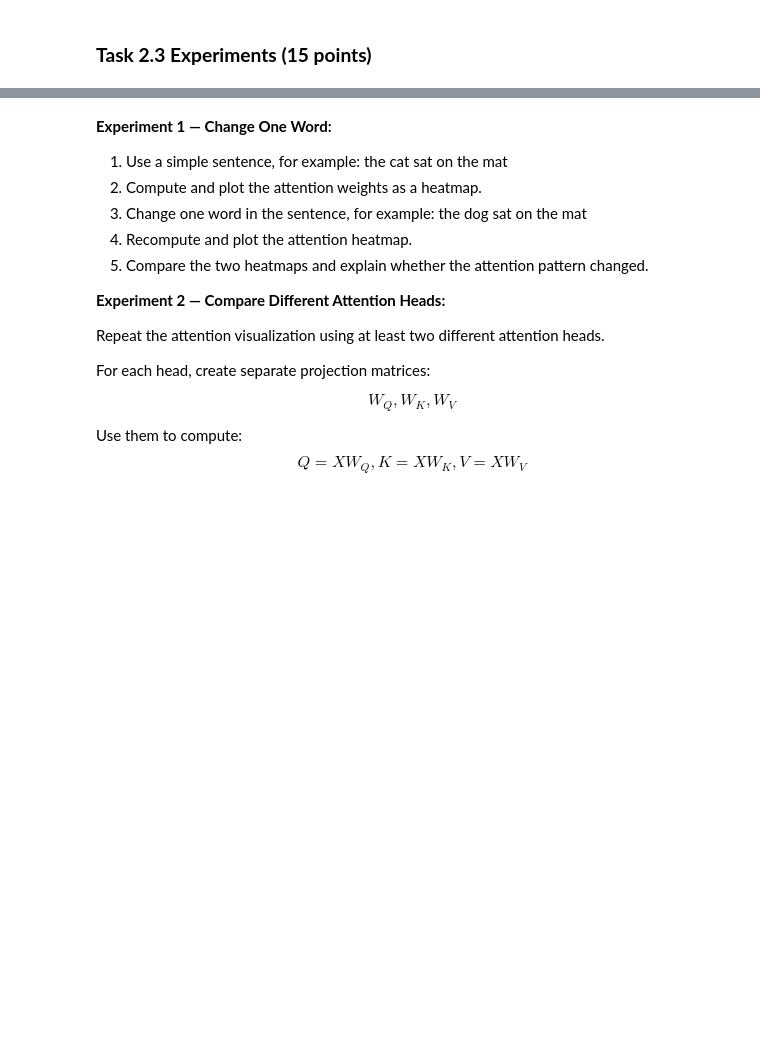
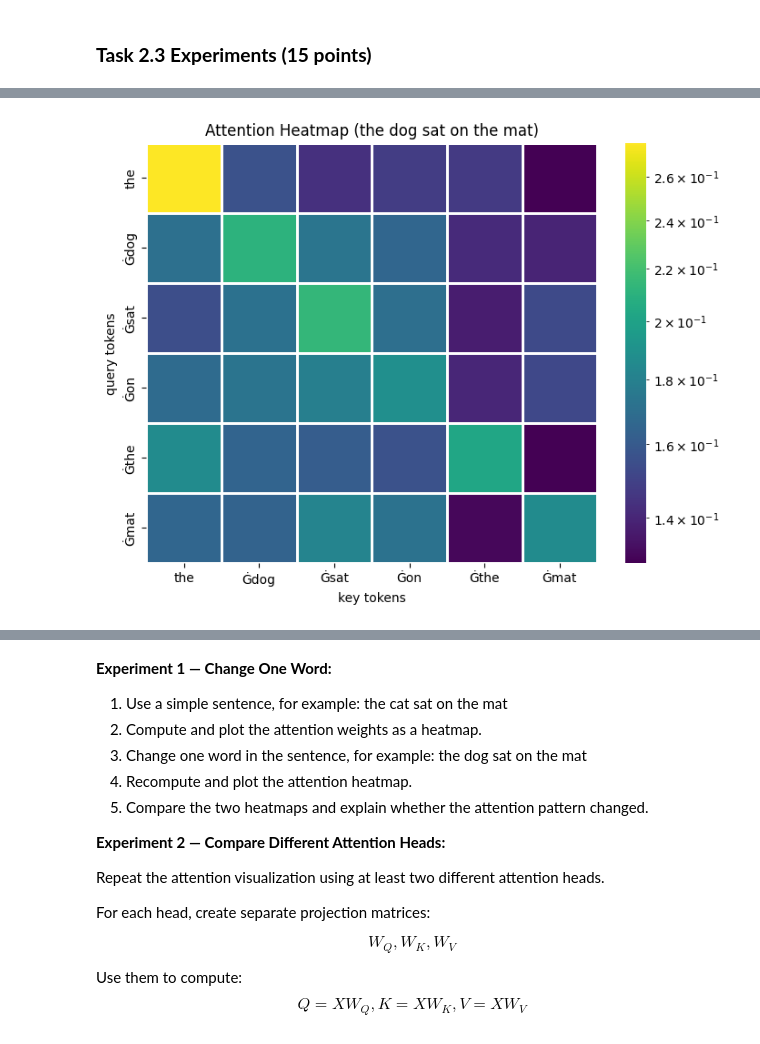
Before and after one commit to yaronwinter/Nebius, a Jupyter notebook: weeks/week6/llm/llm_week_6.ipynb, the cells around one changed output, grey strips where cells are left out. Saved outputs shown, nothing was run; the diff lists cells and outputs as text; code cells hidden in the pictures; blank space fills up the shorter version.

```diff
--- a/weeks/week6/llm/llm_week_6.ipynb
+++ b/weeks/week6/llm/llm_week_6.ipynb
@@ -1110,0 +1148,4 @@ plt.show()
+# %%
+visualize_attention("the dog sat on the mat")
+# %% [output]
+[figure, added]
```
Also changed, not shown: parts of 16 cells of this notebook.
